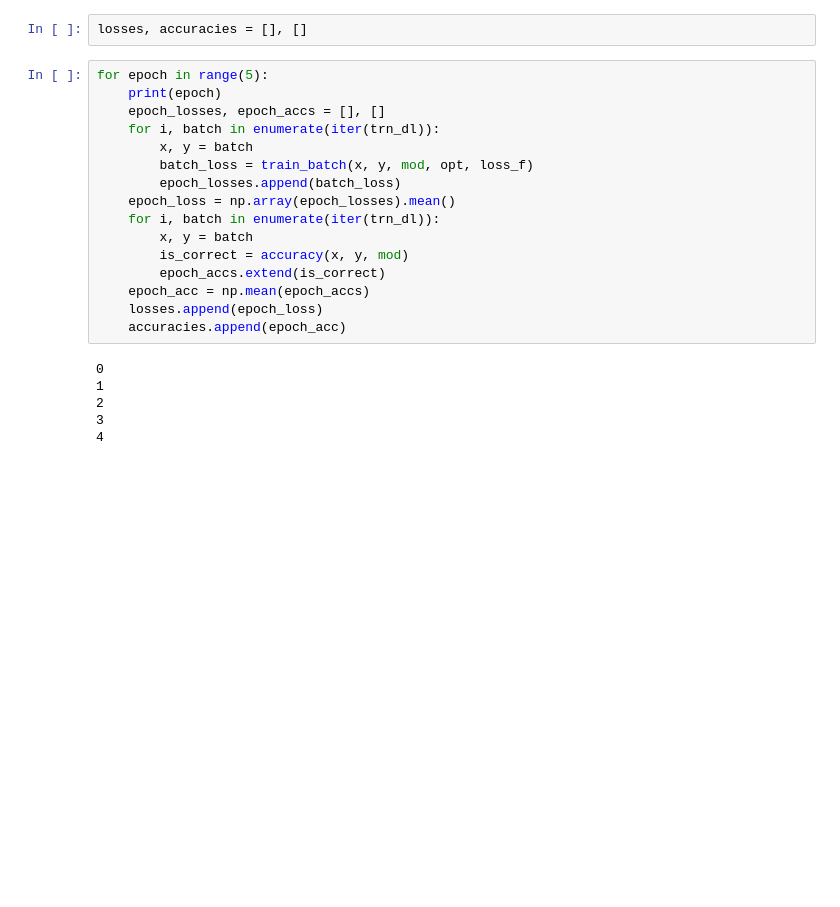
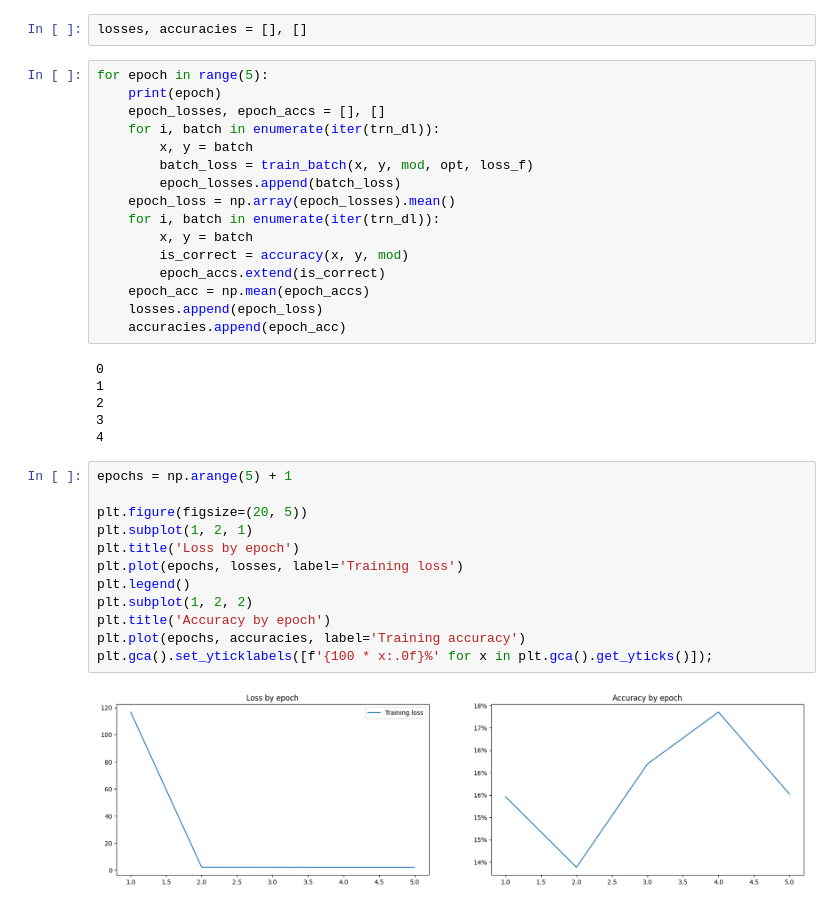
Before and after one commit to damiansp/cpu_vis, a Jupyter notebook: mod_w_pytorch/03_deep_nn/deep_nn.ipynb, the cells around one changed output. Saved outputs shown, nothing was run; the diff lists cells and outputs as text; blank space fills up the shorter version.

```diff
--- a/mod_w_pytorch/03_deep_nn/deep_nn.ipynb
+++ b/mod_w_pytorch/03_deep_nn/deep_nn.ipynb
@@ -137,3 +137,17 @@ for epoch in range(5):
 2
 3
 4
+# %%
+epochs = np.arange(5) + 1
+
+plt.figure(figsize=(20, 5))
+plt.subplot(1, 2, 1)
+plt.title('Loss by epoch')
+plt.plot(epochs, losses, label='Training loss')
+plt.legend()
+plt.subplot(1, 2, 2)
+plt.title('Accuracy by epoch')
+plt.plot(epochs, accuracies, label='Training accuracy')
+plt.gca().set_yticklabels([f'{100 * x:.0f}%' for x in plt.gca().get_yticks()]);
+# %% [output]
+[figure, added]
```
Also changed, not shown: parts of 1 cell of this notebook.
